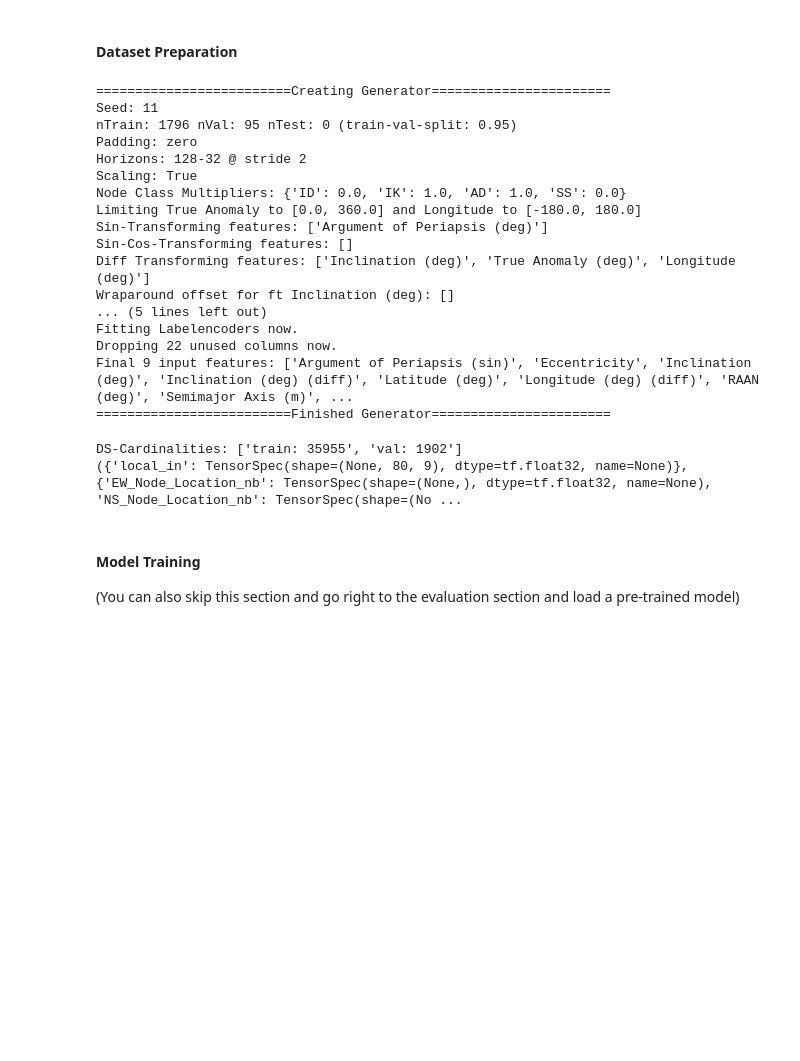
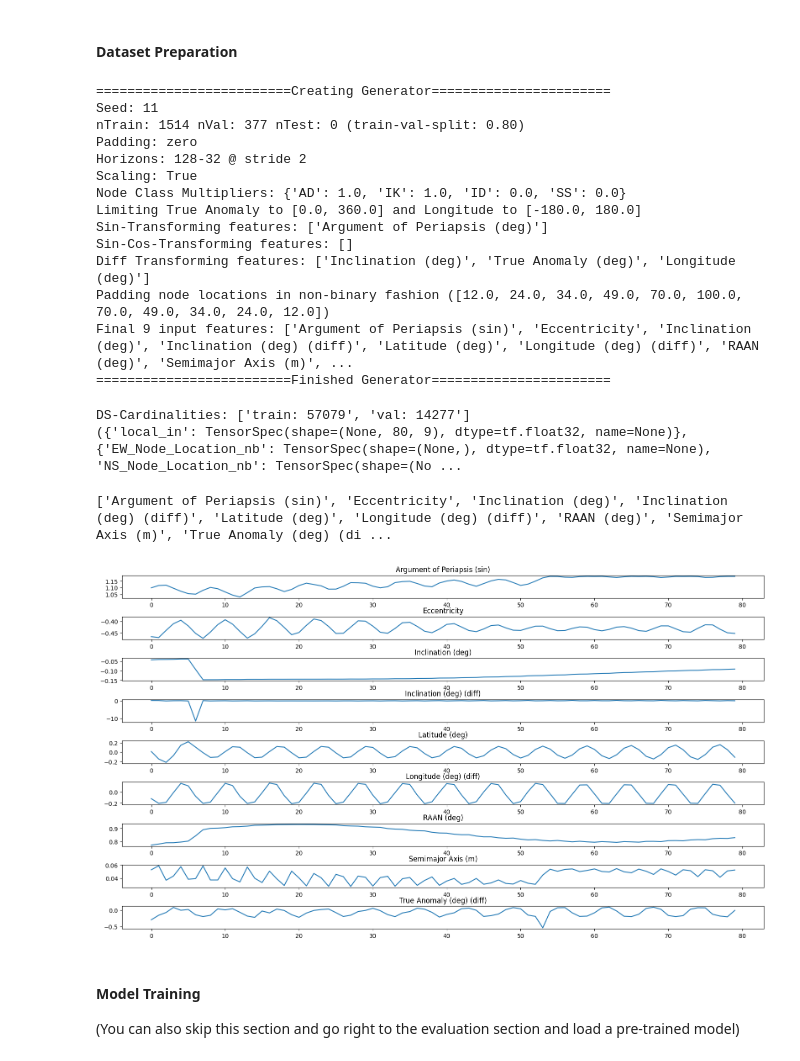
Before and after one commit to DavidBaldsiefen/splid-challenge, a Jupyter notebook: node_localizer.ipynb, the cells around one changed output. Drawn from its saved outputs; the diff is of its cells as text; code cells hidden in the pictures; blank space fills up the shorter version.

```diff
--- a/node_localizer.ipynb
+++ b/node_localizer.ipynb
@@ -100,36 +100,34 @@ ds_gen = datahandler.DatasetGenerator(
                                     # Label generation details
                                     nodes_to_include_as_locations=NODES_TO_TRAIN,
                                     with_labels=True,
-                                    nonbinary_padding=[110.0, 70.0, 49.0, 34.0, 24.0, 12.0],
-                                    node_class_multipliers={'ID':0.0,'IK':0.0,'AD':0.0,'SS':0.0}.update({node:1.0 for node in NODES_TO_TRAIN}),
+                                    nonbinary_padding=[100.0, 70.0, 49.0, 34.0, 24.0, 12.0],
+                                    node_class_multipliers={node:(1.0 if node in NODES_TO_TRAIN else 0.0) for node in ['AD', 'IK', 'ID', 'SS']},
 
                                     # Miscellaneous
                                     seed=11,
                                     deepcopy=True,
                                     input_dtype=np.float32,
-                                    verbose=2)
+                                    verbose=1)
 # %% [output]
 =========================Creating Generator=======================
 Seed: 11
-nTrain: 1796 nVal: 95 nTest: 0 (train-val-split: 0.95)
+nTrain: 1514 nVal: 377 nTest: 0 (train-val-split: 0.80)
 Padding: zero
 Horizons: 128-32 @ stride 2
 Scaling: True
-Node Class Multipliers: {'ID': 0.0, 'IK': 1.0, 'AD': 1.0, 'SS': 0.0}
+Node Class Multipliers: {'AD': 1.0, 'IK': 1.0, 'ID': 0.0, 'SS': 0.0}
 Limiting True Anomaly to [0.0, 360.0] and Longitude to [-180.0, 180.0]
 Sin-Transforming features: ['Argument of Periapsis (deg)']
 Sin-Cos-Transforming features: []
 Diff Transforming features: ['Inclination (deg)', 'True Anomaly (deg)', 'Longitude (deg)']
-Wraparound offset for ft Inclination (deg): []
-... (5 lines left out)
-Fitting Labelencoders now.
-Dropping 22 unused columns now.
+Padding node locations in non-binary fashion ([12.0, 24.0, 34.0, 49.0, 70.0, 100.0, 70.0, 49.0, 34.0, 24.0, 12.0])
 Final 9 input features: ['Argument of Periapsis (sin)', 'Eccentricity', 'Inclination (deg)', 'Inclination (deg) (diff)', 'Latitude (deg)', 'Longitude (deg) (diff)', 'RAAN (deg)', 'Semimajor Axis (m)', ...
 =========================Finished Generator=======================
 # %%
-# Fetch a dataset just to get the shapes
+# Fetch a dataset just to get the shapes - it will be resampled again in the custom training loop
 datasets = ds_gen.get_datasets(2048,
                                 label_features=['EW_Node_Location_nb', 'NS_Node_Location_nb'],
+                                with_identifier=True,
                                 shuffle=True,
                                 only_ew_sk=False,
                                 stride=1,
@@ -137,11 +135,14 @@ datasets = ds_gen.get_datasets(2048,
                                 verbose=1)
 print(datasets['val'].element_spec) # 669765 167541
 # %% [output]
-DS-Cardinalities: ['train: 35955', 'val: 1902']
+DS-Cardinalities: ['train: 57079', 'val: 14277']
 ({'local_in': TensorSpec(shape=(None, 80, 9), dtype=tf.float32, name=None)}, {'EW_Node_Location_nb': TensorSpec(shape=(None,), dtype=tf.float32, name=None), 'NS_Node_Location_nb': TensorSpec(shape=(No ...
 # %%
-# Plot a dataset item to exam how the model's inputs look
-ds_gen.plot_dataset_item(datasets['val'], objectid=163, timeindex=2104)
+# Plot a random input element to take a look at the inputs
+ds_gen.plot_dataset_item(datasets['val'], objectid=163, timeindex=220)
+# %% [output]
+['Argument of Periapsis (sin)', 'Eccentricity', 'Inclination (deg)', 'Inclination (deg) (diff)', 'Latitude (deg)', 'Longitude (deg) (diff)', 'RAAN (deg)', 'Semimajor Axis (m)', 'True Anomaly (deg) (di ...
+[figure, added]
 # %% [markdown]
 #### Model Training
 
```
Also changed, not shown: parts of 5 cells of this notebook, 1 other file.
